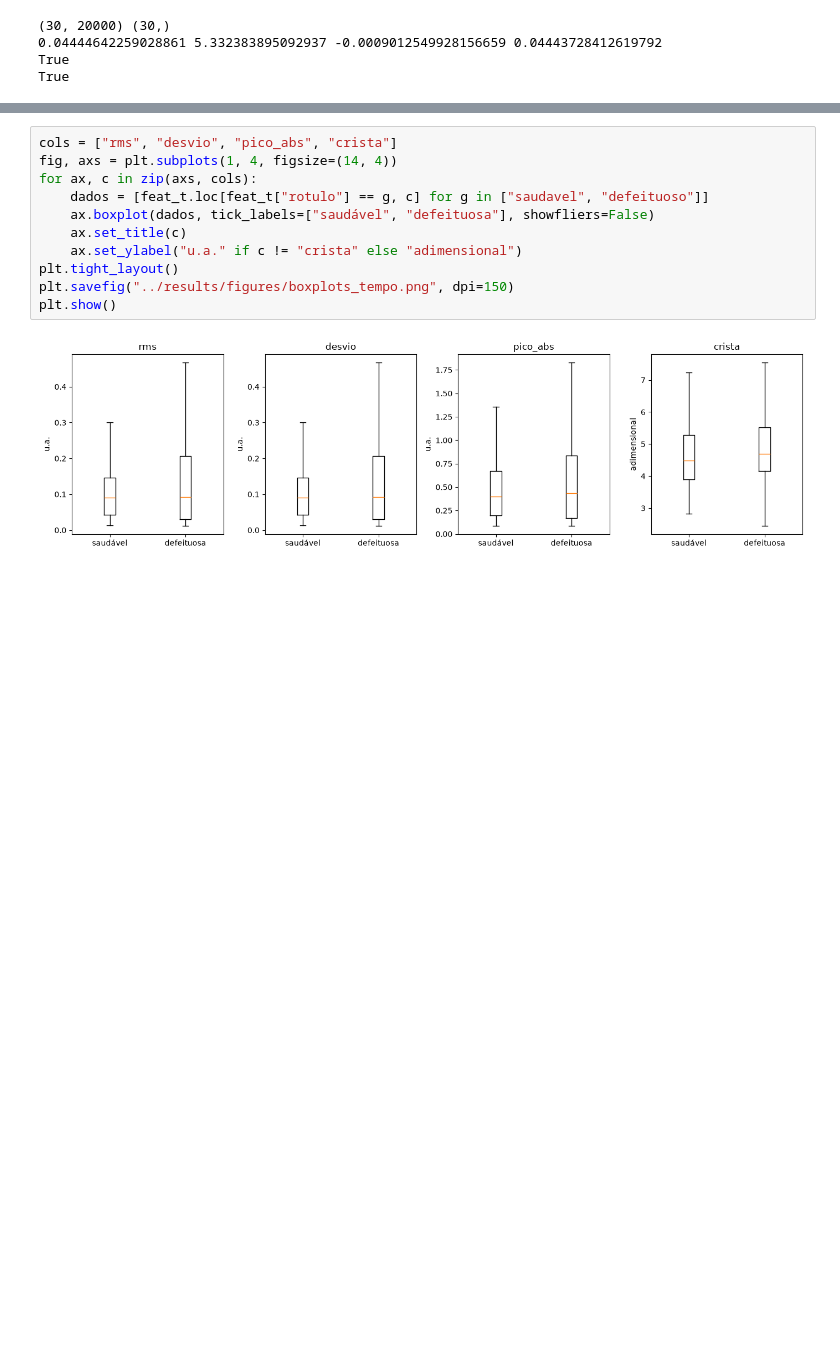
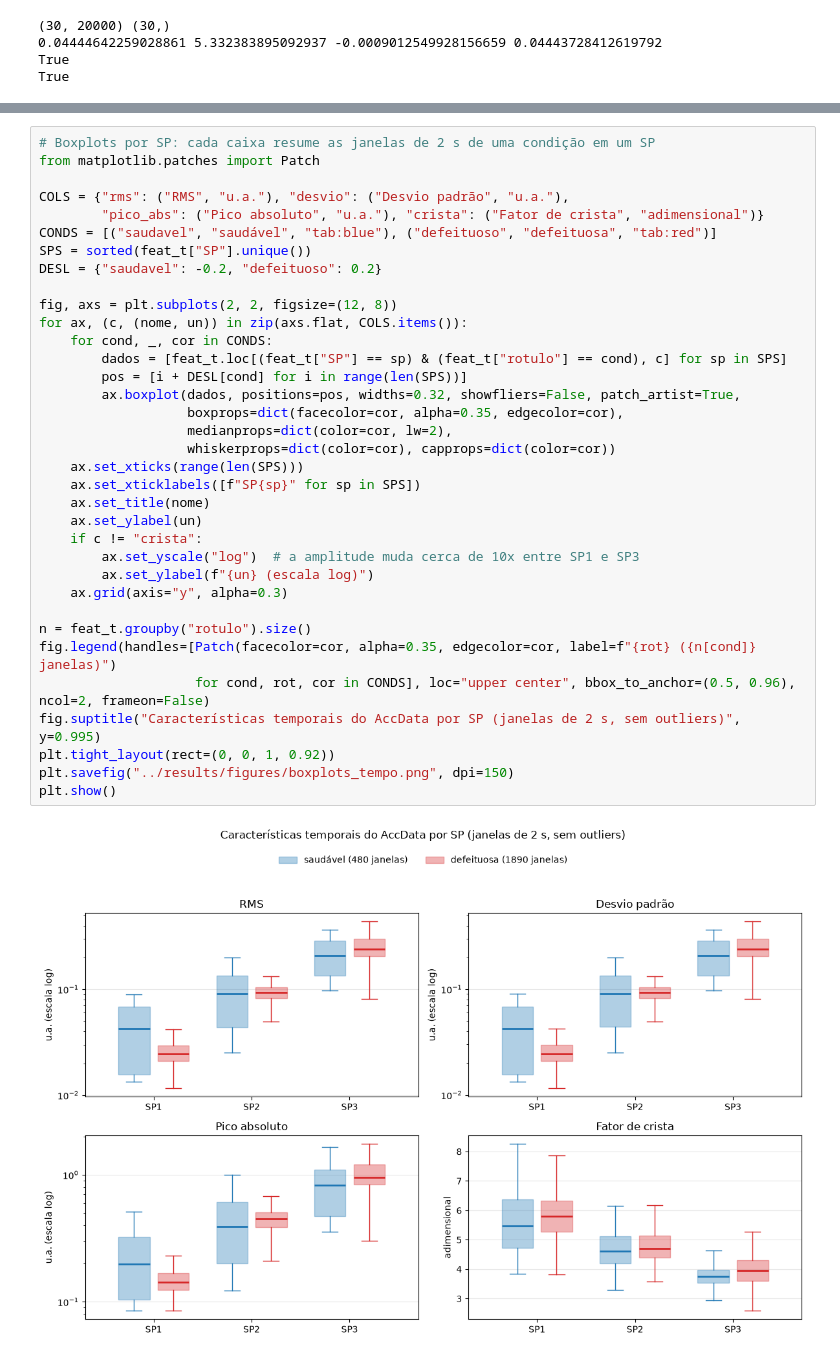
Before and after one commit to silvanio45/drone-vibration-analysis, a Jupyter notebook: notebooks/2_dominio_tempo.ipynb, the cells around one changed output, grey strips where cells are left out. Cells and saved outputs as stored; diff of their text form; blank space fills up the shorter version.

Commit message:
Finalização da avaliação 3.2 no tempo

```diff
--- a/notebooks/2_dominio_tempo.ipynb
+++ b/notebooks/2_dominio_tempo.ipynb
@@ -109,13 +221,37 @@ crista      mean      4.8558    4.6886
 # %%
-cols = ["rms", "desvio", "pico_abs", "crista"]
-fig, axs = plt.subplots(1, 4, figsize=(14, 4))
-for ax, c in zip(axs, cols):
-    dados = [feat_t.loc[feat_t["rotulo"] == g, c] for g in ["saudavel", "defeituoso"]]
-    ax.boxplot(dados, tick_labels=["saudável", "defeituosa"], showfliers=False)
-    ax.set_title(c)
-    ax.set_ylabel("u.a." if c != "crista" else "adimensional")
-plt.tight_layout()
+# Boxplots por SP: cada caixa resume as janelas de 2 s de uma condição em um SP
+from matplotlib.patches import Patch
+
+COLS = {"rms": ("RMS", "u.a."), "desvio": ("Desvio padrão", "u.a."),
+        "pico_abs": ("Pico absoluto", "u.a."), "crista": ("Fator de crista", "adimensional")}
+CONDS = [("saudavel", "saudável", "tab:blue"), ("defeituoso", "defeituosa", "tab:red")]
+SPS = sorted(feat_t["SP"].unique())
+DESL = {"saudavel": -0.2, "defeituoso": 0.2}
+
+fig, axs = plt.subplots(2, 2, figsize=(12, 8))
+for ax, (c, (nome, un)) in zip(axs.flat, COLS.items()):
+    for cond, _, cor in CONDS:
+        dados = [feat_t.loc[(feat_t["SP"] == sp) & (feat_t["rotulo"] == cond), c] for sp in SPS]
+        pos = [i + DESL[cond] for i in range(len(SPS))]
+        ax.boxplot(dados, positions=pos, widths=0.32, showfliers=False, patch_artist=True,
+                   boxprops=dict(facecolor=cor, alpha=0.35, edgecolor=cor),
+                   medianprops=dict(color=cor, lw=2),
+                   whiskerprops=dict(color=cor), capprops=dict(color=cor))
+    ax.set_xticks(range(len(SPS)))
+    ax.set_xticklabels([f"SP{sp}" for sp in SPS])
+    ax.set_title(nome)
+    ax.set_ylabel(un)
+    if c != "crista":
+        ax.set_yscale("log")  # a amplitude muda cerca de 10x entre SP1 e SP3
+        ax.set_ylabel(f"{un} (escala log)")
+    ax.grid(axis="y", alpha=0.3)
+
+n = feat_t.groupby("rotulo").size()
+fig.legend(handles=[Patch(facecolor=cor, alpha=0.35, edgecolor=cor, label=f"{rot} ({n[cond]} janelas)")
+                    for cond, rot, cor in CONDS], loc="upper center", bbox_to_anchor=(0.5, 0.96), ncol=2, frameon=False)
+fig.suptitle("Características temporais do AccData por SP (janelas de 2 s, sem outliers)", y=0.995)
+plt.tight_layout(rect=(0, 0, 1, 0.92))
 plt.savefig("../results/figures/boxplots_tempo.png", dpi=150)
 plt.show()
 # %% [output]
-[figure, old version]
+[figure, new version]
```
Also changed, not shown: parts of 15 cells of this notebook.
